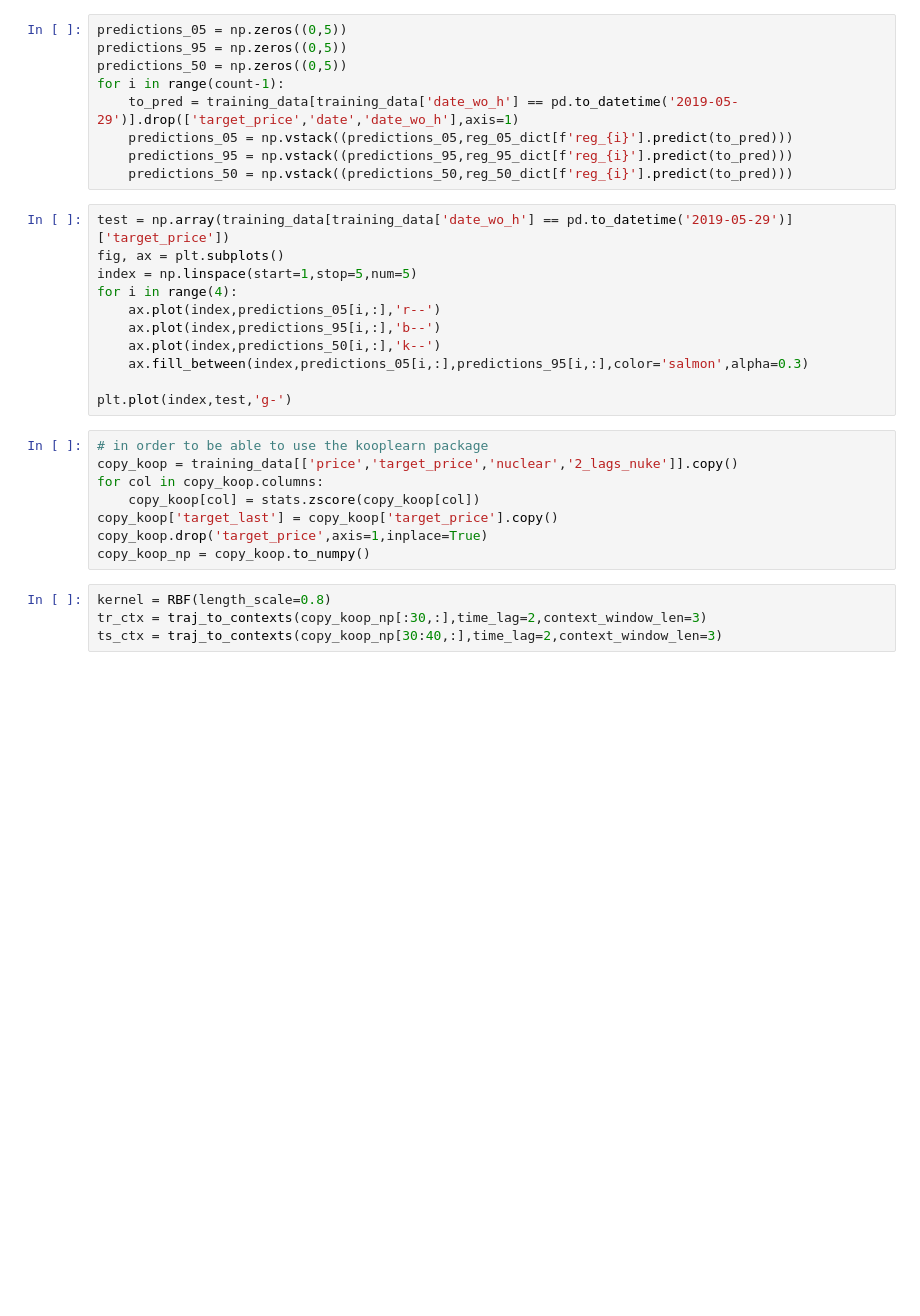
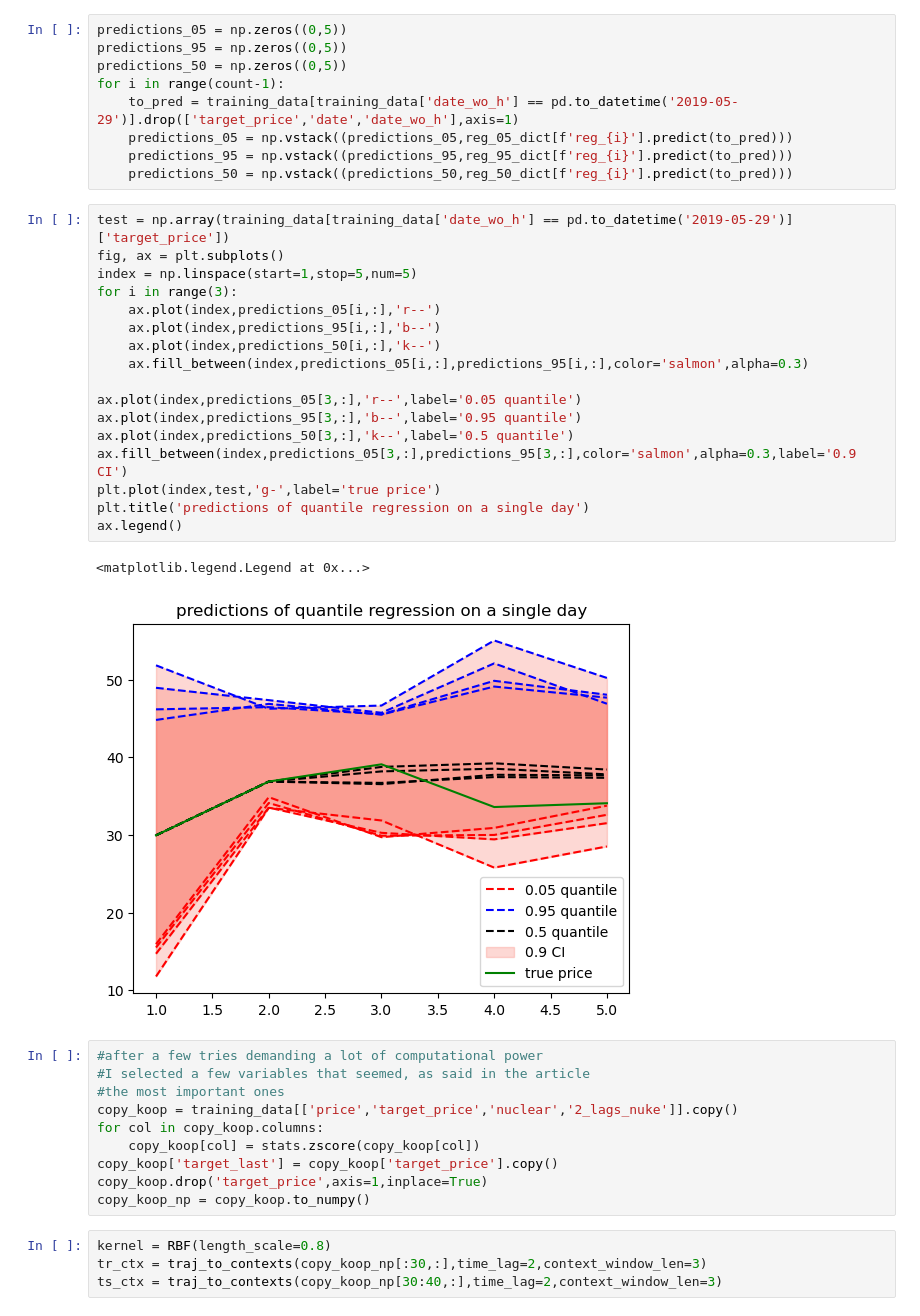
Before and after one commit to tpaquier/Dynamical_system, a Jupyter notebook: second_try.ipynb, the cells around one changed output. Drawn from its saved outputs; the diff is of its cells as text; blank space fills up the shorter version.

```diff
--- a/second_try.ipynb
+++ b/second_try.ipynb
@@ -209,16 +243,27 @@ for i in range(count-1):
 # %%
 test = np.array(training_data[training_data['date_wo_h'] == pd.to_datetime('2019-05-29')]['target_price'])
 fig, ax = plt.subplots()
 index = np.linspace(start=1,stop=5,num=5)
-for i in range(4):
+for i in range(3):
     ax.plot(index,predictions_05[i,:],'r--')
     ax.plot(index,predictions_95[i,:],'b--')
     ax.plot(index,predictions_50[i,:],'k--')
     ax.fill_between(index,predictions_05[i,:],predictions_95[i,:],color='salmon',alpha=0.3)
 
-plt.plot(index,test,'g-')
+ax.plot(index,predictions_05[3,:],'r--',label='0.05 quantile')
+ax.plot(index,predictions_95[3,:],'b--',label='0.95 quantile')
+ax.plot(index,predictions_50[3,:],'k--',label='0.5 quantile')
+ax.fill_between(index,predictions_05[3,:],predictions_95[3,:],color='salmon',alpha=0.3,label='0.9 CI')
+plt.plot(index,test,'g-',label='true price')
+plt.title('predictions of quantile regression on a single day')
+ax.legend()
+# %% [output]
+<matplotlib.legend.Legend at 0x...>
+[figure, added]
 # %%
-# in order to be able to use the kooplearn package
+#after a few tries demanding a lot of computational power
+#I selected a few variables that seemed, as said in the article
+#the most important ones
 copy_koop = training_data[['price','target_price','nuclear','2_lags_nuke']].copy()
 for col in copy_koop.columns:
     copy_koop[col] = stats.zscore(copy_koop[col])
```
Also changed, not shown: parts of 32 cells of this notebook.
